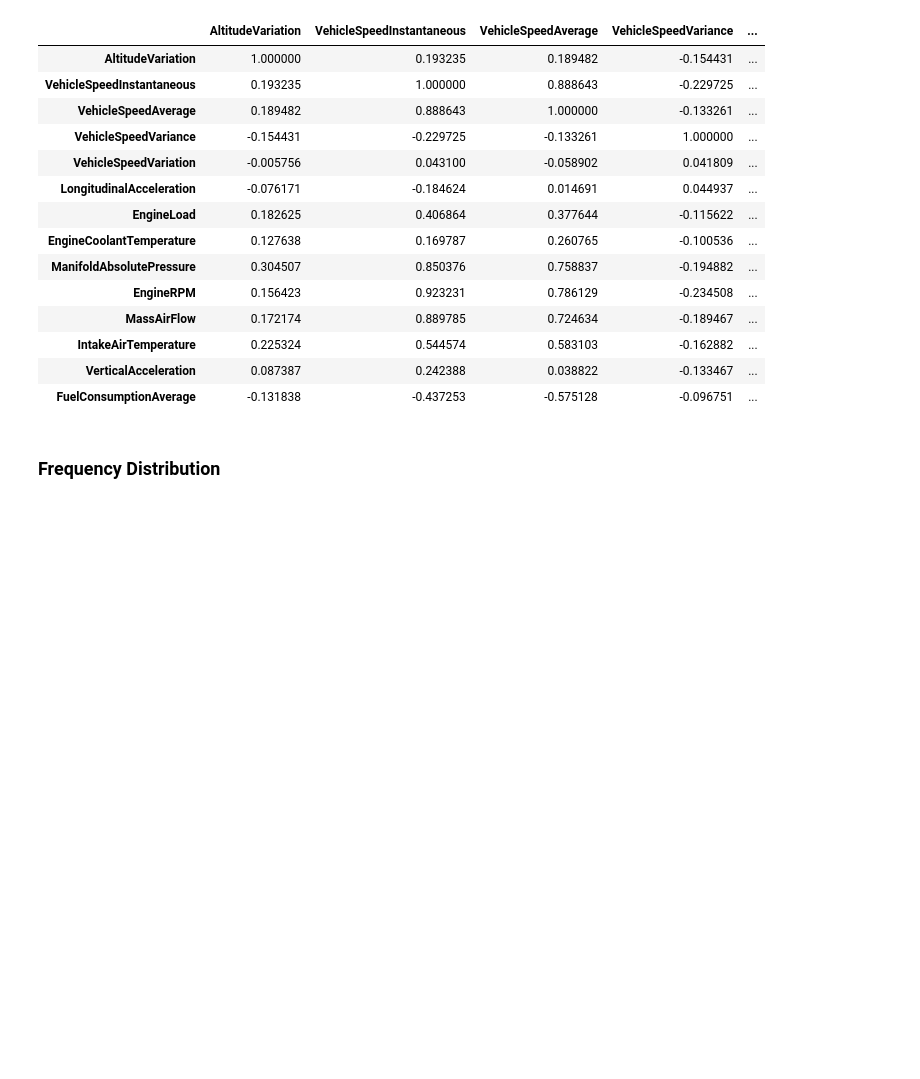
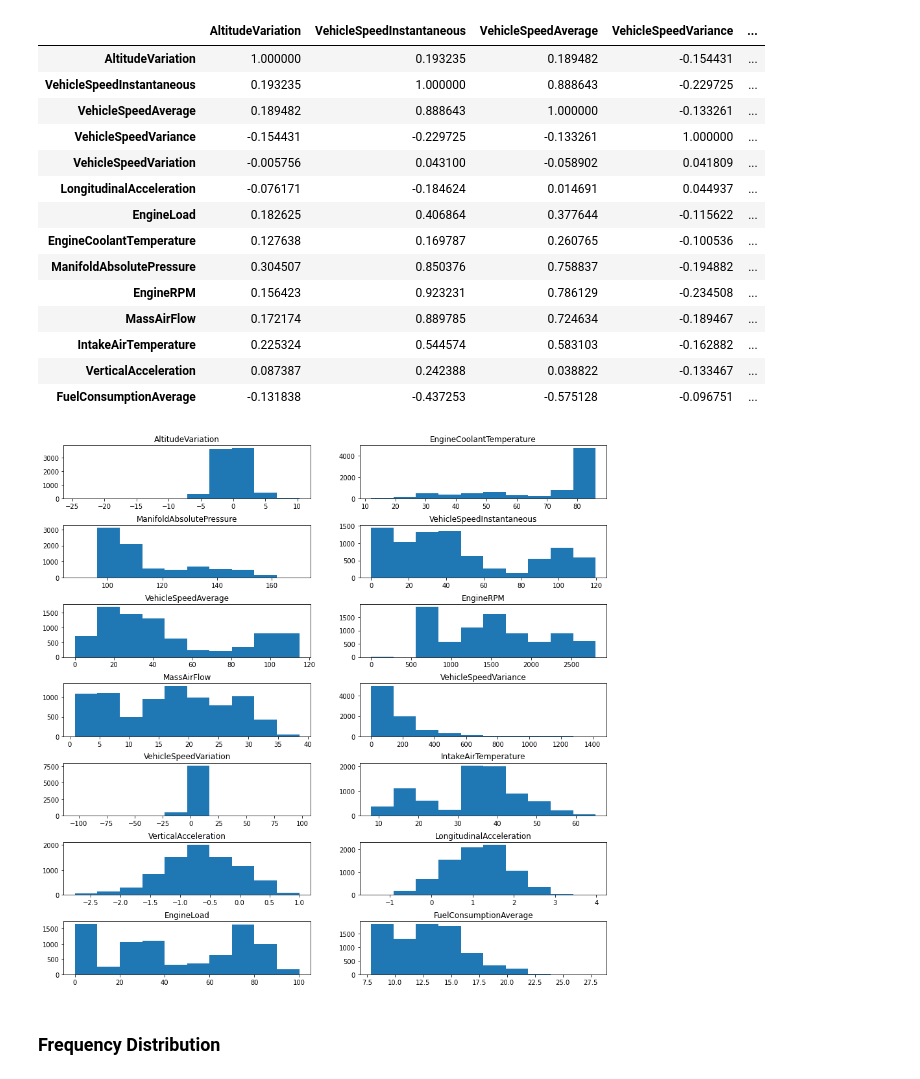
Before and after one commit to markbreen95/comp_09012, a Jupyter notebook: notebooks/EDA.ipynb, the cells around one changed output. Saved outputs shown, nothing was run; the diff lists cells and outputs as text; code cells hidden in the pictures; blank space fills up the shorter version.

```diff
--- a/notebooks/EDA.ipynb
+++ b/notebooks/EDA.ipynb
@@ -167,0 +217,12 @@ AggressiveStyle      0.195992
+# %%
+cols = op_1_num_cols.columns
+significance_level = 0.05
+
+for col in cols:
+    ttest = ttest_ind(op_1_num_cols[col], op_2_num_cols[col], equal_var=False)
+    p_val = ttest[1]
+    if p_val < significance_level:
+        sig = 'Reject H0'
+    else:
+        sig = 'Fail to reject H0'
+    print('Variable {}, p={}, {}'.format(col, p_val, sig))
@@ -170,7 +246,8 @@ AggressiveStyle      0.195992
 # %% [markdown]
 ### Correlation Heatmap
 # %%
-corr = peug_1.drop(['roadSurface', 'traffic', 'drivingStyle'], axis=1).corr()
+peug_1_num_cols = peug_1.drop(['roadSurface', 'traffic', 'drivingStyle'], axis=1)
+corr = peug_1_num_cols.corr()
 corr.style.background_gradient(cmap='coolwarm')
 # %% [output]
 |  | AltitudeVariation | VehicleSpeedInstantaneous | VehicleSpeedAverage | VehicleSpeedVariance | ... |
@@ -188,6 +265,16 @@ corr.style.background_gradient(cmap='coolwarm')
 | IntakeAirTemperature | 0.225324 | 0.544574 | 0.583103 | -0.162882 | ... |
 | VerticalAcceleration | 0.087387 | 0.242388 | 0.038822 | -0.133467 | ... |
 | FuelConsumptionAverage | -0.131838 | -0.437253 | -0.575128 | -0.096751 | ... |
+# %%
+fig, axs = plt.subplots(7, 2, figsize=(15, 15))
+cols = peug_1_num_cols.columns
+for i, col in enumerate(cols):
+    axs[i%7, i%2].set_title(col)
+    axs[i%7, i%2].hist(peug_1_num_cols[col])
+fig.subplots_adjust(hspace=0.5)
+plt.show()
+# %% [output]
+[figure, added]
 # %% [markdown]
 ### Frequency Distribution
 # %%
```
Also changed, not shown: parts of 22 cells of this notebook.
